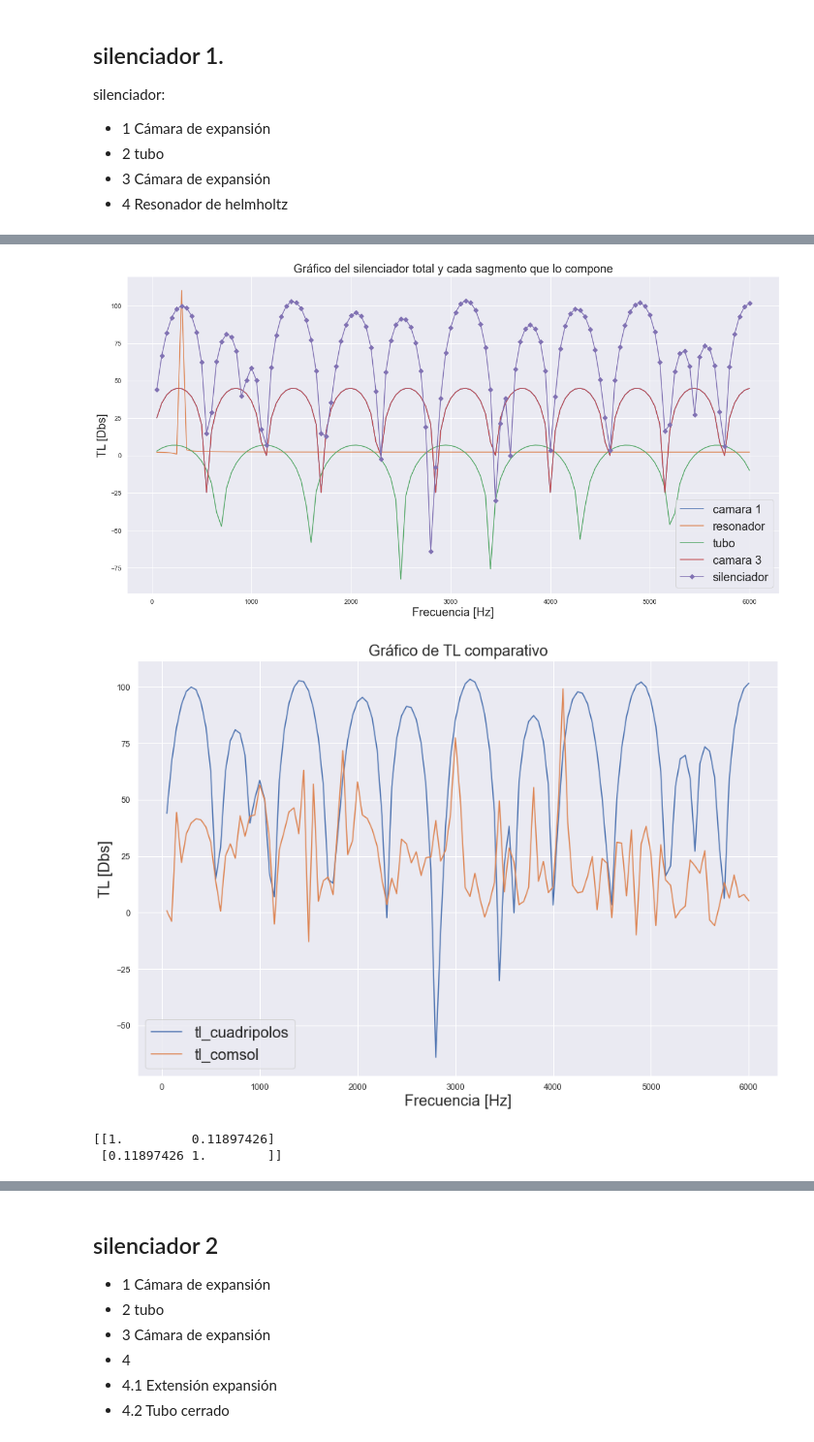
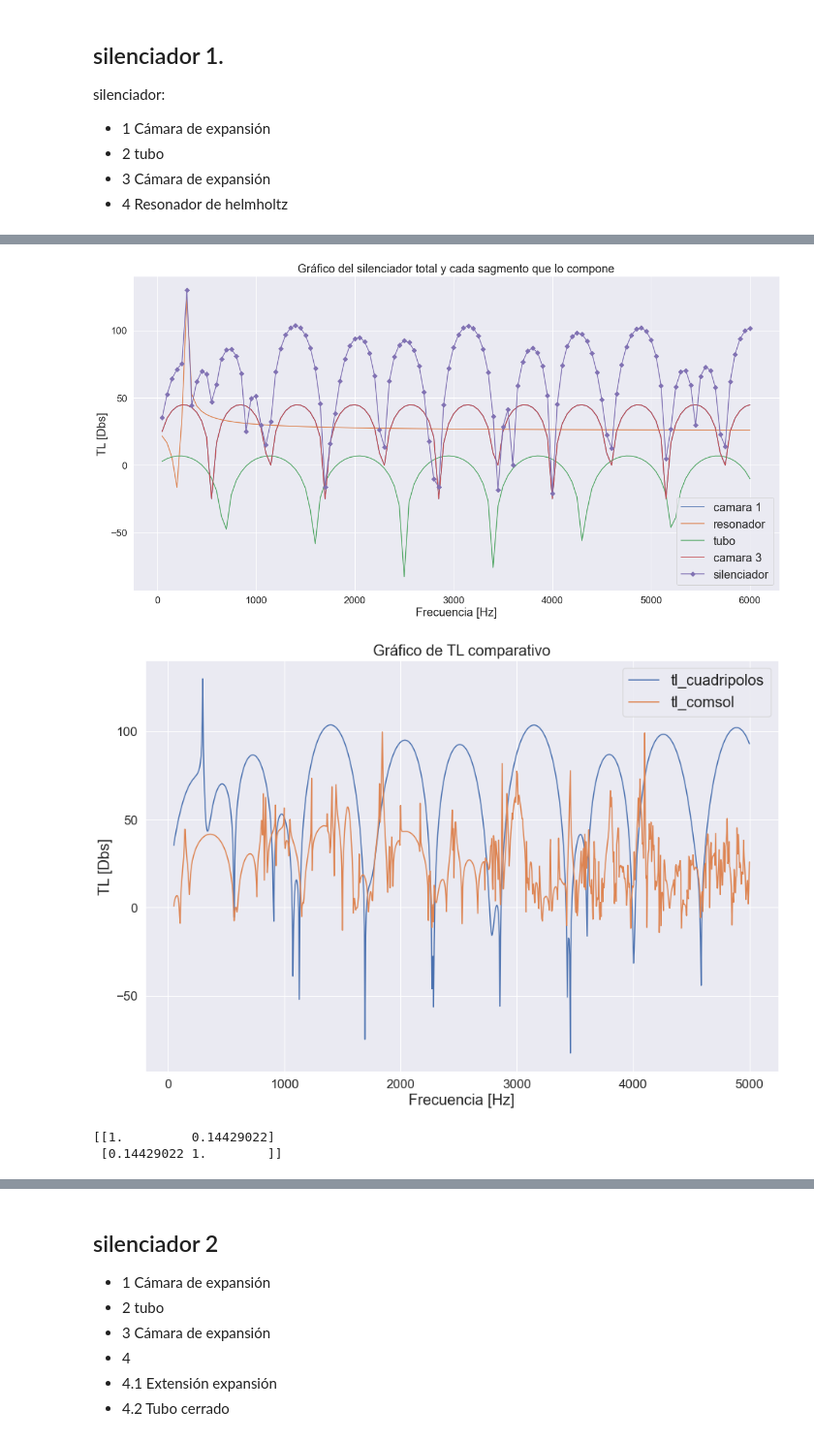
Before and after one commit to tomascufaro/quadrupoles, a Jupyter notebook: cuadripolos_aplication.ipynb, the cells around one changed output, grey strips where cells are left out. Shown at 97% size. Drawn from its saved outputs; the diff is of its cells as text; code cells hidden in the pictures.

```diff
--- a/cuadripolos_aplication.ipynb
+++ b/cuadripolos_aplication.ipynb
@@ -9,10 +9,13 @@ import pandas as pd
 import matplotlib.pyplot as plt
 #para scalar y comparar piolita
 from sklearn import preprocessing
+from scipy.signal import argrelextrema
 min_max_scaler = preprocessing.MinMaxScaler()
 plt.rcParams["axes.labelsize"] = 20
 plt.rcParams['legend.fontsize'] = 20
 plt.rcParams["axes.titlesize"] = 20
+plt.rcParams["xtick.labelsize"] = 17
+plt.rcParams["ytick.labelsize"] = 17
 # %% [output]
 The autoreload extension is already loaded. To reload it, use:
   %reload_ext autoreload
@@ -23,0 +24,8 @@ tl_comsol.rename(columns = {0:'frequency', 1: 'tl'}, inplace = True)
+# %%
+freq = pd.read_csv('Grafico TL texto.csv', sep = ' ', header = None)
+freq = freq.dropna(axis=1, how='all')
+freq[22].fillna(freq[23], inplace = True)
+freq[22].fillna(freq[24], inplace = True)
+freq.drop(columns = [23, 24], inplace = True)
+tl_comsol = freq.rename(columns = {22: 'tl', 0:'frequency'})
+tl_comsol
@@ -53,7 +75,8 @@ camara_s1 = camara_s2 = np.pi*(0.02**2)
 helmholtz_s1 = (0.02**2)*np.pi
 helmholtz_s = camara_s
 helmholtz_l= 0.01
-helmholtz_v = (helmholtz_s*0.19) - (tubo_largo*tubo_s) - (0.01*(0.02**2)*np.pi)
+helmholtz_v = (helmholtz_s*0.19) - (tubo_largo*tubo_s)
+helmholtz_ss = 0.15*0.06*np.pi
 # %%
 #camara
 camara = Cuadripolo(s=camara_s, largo=camara_largo, s1=camara_s1, s2=camara_s2, tipo = 'camara')
@@ -97,7 +120,7 @@ silenciador_total.plot_tl()
 x = np.arange(50,6050,50)
 fig, ax = plt.subplots(figsize = (20,10))
 ax.plot(x, camara.tl_(x), label = 'camara 1')
-ax.plot(x, (reso.tl_(x) - 75) * 20, label = 'resonador')
+ax.plot(x, reso.tl_(x)-50, label = 'resonador')
 ax.plot(x, tubo.tl_(x), label = 'tubo')
 ax.plot(x, camara_3.tl_(x), label = 'camara 3')
 ax.plot(x, silenciador_total.tl_(x), label = 'silenciador', marker = 'D')
@@ -107,21 +130,26 @@ ax.legend(loc = 'best')
 plt.show()
 #fig.savefig('cuadripolos_plots/suma_silenciadores.png')
 # %% [output]
-[figure, old version]
+[figure, new version]
 # %%
-x = np.arange(50,6050,50)
+x = np.arange(50,5005,5)
 y_silenciador = silenciador_total.tl_(x)
 y_comsol = tl_comsol['tl']
+xcoords = tl_comsol.loc[argrelextrema(y_silenciador, np.greater)[0]]['frequency'].values
 fig, ax = plt.subplots(figsize = (15,10))
 ax.plot(x, y_silenciador, label = 'tl_cuadripolos')
 ax.plot(tl_comsol['frequency'], y_comsol, label = 'tl_comsol')
 ax.set(xlabel='Frecuencia [Hz]', ylabel='TL [Dbs]',
        title='Gráfico de TL comparativo')
 ax.legend(loc = 'best')
+#ax.set_xticks(list(xcoords[0:9]))
+#for xc in xcoords[0:9]:
+#    plt.axvline(x=xc, color='k', linestyle='dotted')
 plt.show()
 print(np.corrcoef(y_silenciador, y_comsol))
+
 fig.savefig('cuadripolos_plots/grafico_tl_comparativo.png')
 # %% [output]
-[figure, old version]
+[figure, new version]
-[[1.         0.11897426]
- [0.11897426 1.        ]]
+[[1.         0.14429022]
+ [0.14429022 1.        ]]
```
Also changed, not shown: parts of 22 cells of this notebook, 1 other file.
